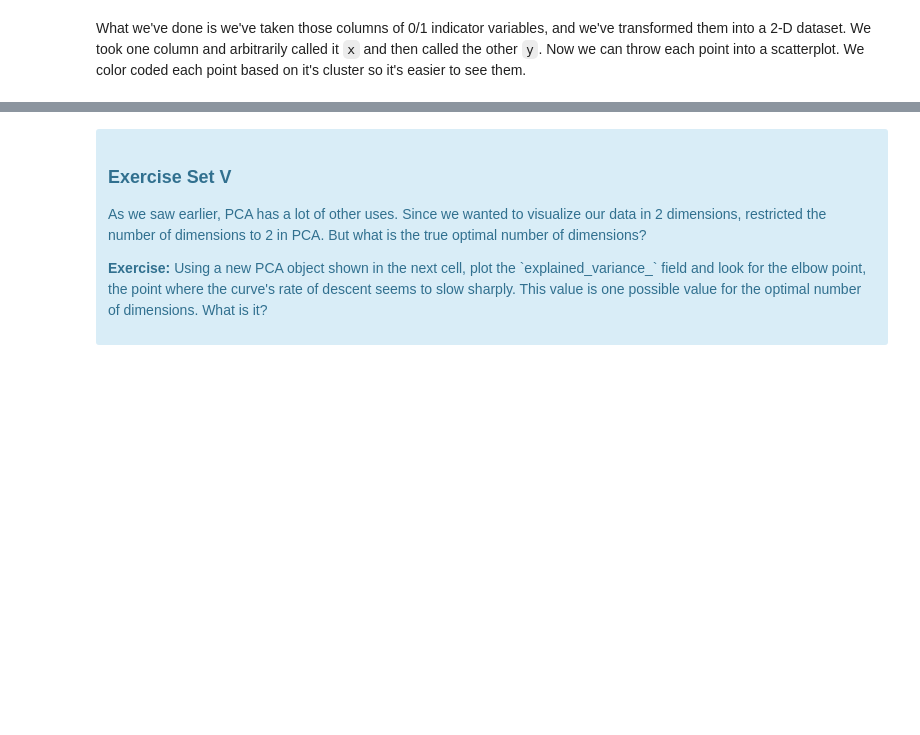
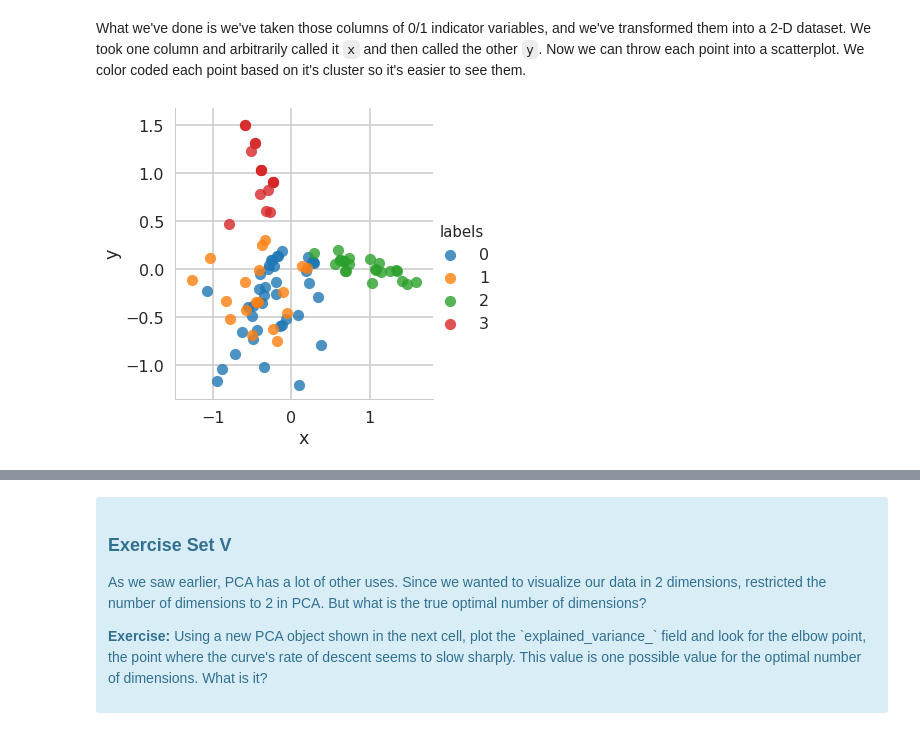
Before and after one commit to SethDKelly/Springboard, a Jupyter notebook: sec11/clustering/Mini_Project_Clustering.ipynb, the cells around one changed output, grey strips where cells are left out. Drawn from its saved outputs; the diff is of its cells as text; code cells hidden in the pictures; blank space fills up the shorter version.

```diff
--- a/sec11/clustering/Mini_Project_Clustering.ipynb
+++ b/sec11/clustering/Mini_Project_Clustering.ipynb
@@ -374,2 +373,12 @@ This is only one use of PCA for dimension reduction. We can also use PCA when we
+# %%
+from sklearn.decomposition import PCA
+def pca_n_cluster_plot(cust_response, x_cols, x=4) :
+    pca_df = pd.DataFrame(PCA(n_components=2).fit_transform(x_cols), columns=['x','y'], index=cust_response.index)
+    pca_df['labels']= KMeans(n_clusters=x).fit(x_cols).labels_
+    sns.lmplot(x='x', y='y', hue='labels', data=pca_df, fit_reg=False, size=5)
 # %% [markdown]
 What we've done is we've taken those columns of 0/1 indicator variables, and we've transformed them into a 2-D dataset. We took one column and arbitrarily called it `x` and then called the other `y`. Now we can throw each point into a scatterplot. We color coded each point based on it's cluster so it's easier to see them.
+# %%
+pca_n_cluster_plot(cust_response,x_cols)
+# %% [output]
+[figure, added]
```
Also changed, not shown: parts of 7 cells of this notebook.
